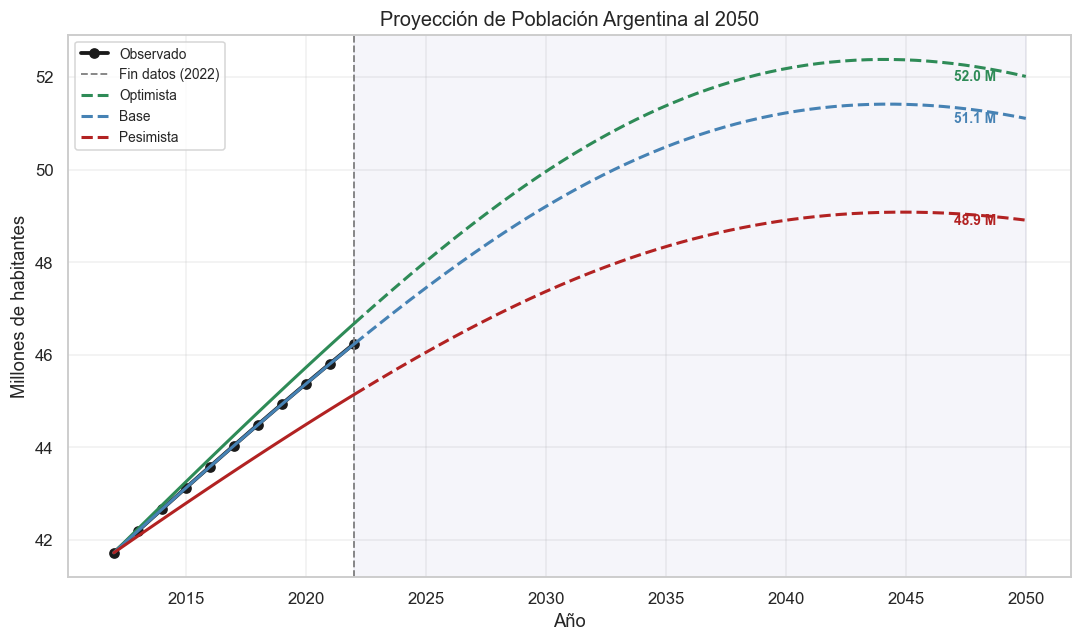
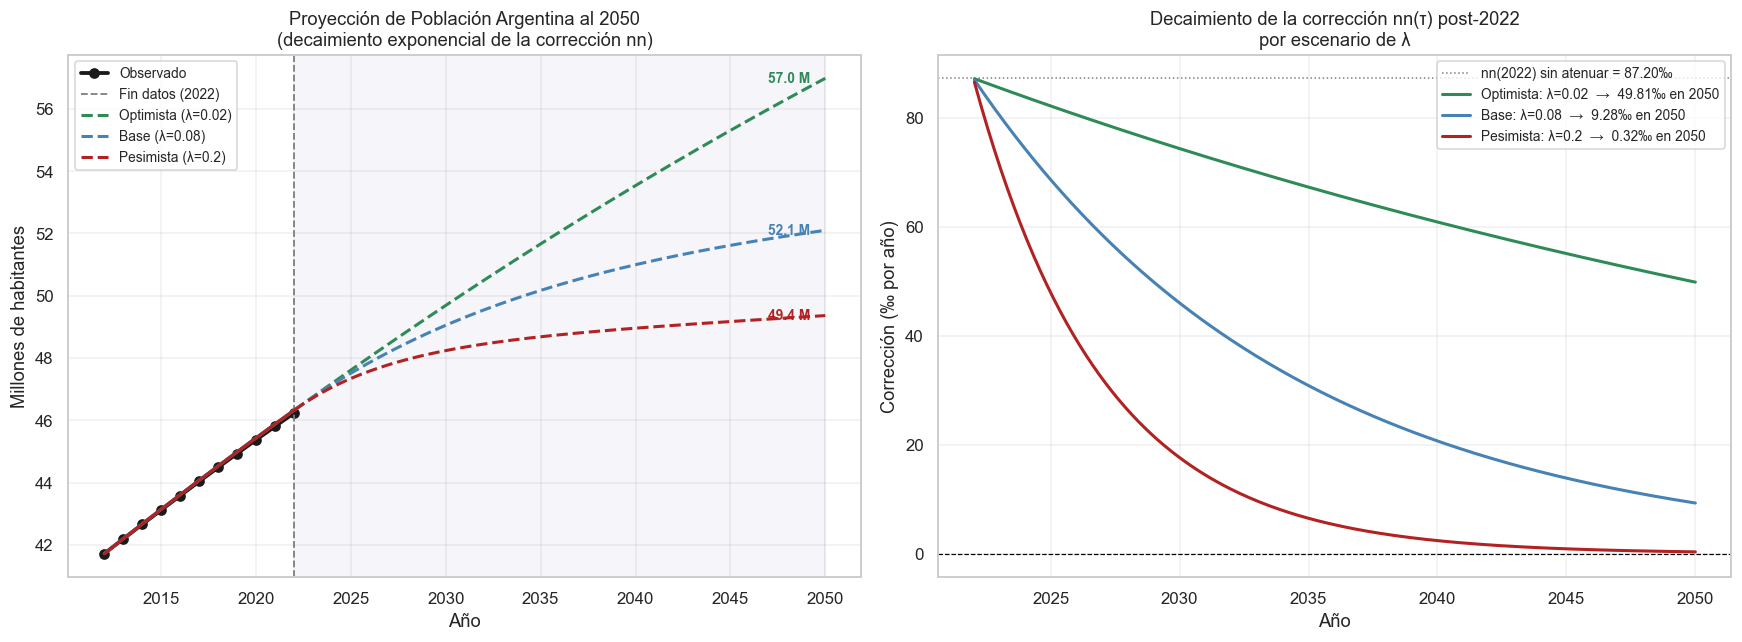
Unified diff of the notebook cell whose output changed from the first chart to the second:
--- before
+++ after
@@ -1,25 +1,21 @@
-# Visualización - Solo Proyección de Población
+# Visualización
 
 idx_fin_datos = np.searchsorted(t_futuro, t_max)
+t_extra = t_futuro[idx_fin_datos:]
 
-# Cambiamos a 1 solo gráfico (1 fila, 1 columna)
-fig, ax = plt.subplots(1, 1, figsize=(10, 6))
+fig, axes = plt.subplots(1, 2, figsize=(16, 6))
 
-# Datos observados
+# --- Panel izquierdo: proyección de población ---
+ax = axes[0]
 ax.plot(t_data, df_ude['poblacion'] / 1e6, 'ko-', lw=2.5, ms=6, label='Observado')
-
-# Línea de fin de datos
 ax.axvline(t_max, color='gray', ls='--', lw=1.2, label='Fin datos (2022)')
 ax.axvspan(t_max, 2050, alpha=0.04, color='navy')
 
-# Escenarios
 for nombre, pob in predicciones.items():
-    # Tramo histórico (fit)
     ax.plot(t_futuro[:idx_fin_datos+1], pob[:idx_fin_datos+1] / 1e6,
             color=colores[nombre], lw=2)
-    # Tramo extrapolado
     ax.plot(t_futuro[idx_fin_datos:], pob[idx_fin_datos:] / 1e6,
-            color=colores[nombre], lw=2, ls='--', label=nombre)
-    # Valor final
+            color=colores[nombre], lw=2, ls='--',
+            label=f'{nombre} (λ={escenarios[nombre]})')
     ax.annotate(f'{pob[-1]/1e6:.1f} M',
                 xy=(2050, pob[-1]/1e6),
@@ -27,5 +23,6 @@
                 fontsize=9, color=colores[nombre], va='center', fontweight='bold')
 
-ax.set_title('Proyección de Población Argentina al 2050', fontsize=13)
+ax.set_title('Proyección de Población Argentina al 2050\n'
+             '(decaimiento exponencial de la corrección nn)', fontsize=12)
 ax.set_ylabel('Millones de habitantes')
 ax.set_xlabel('Año')
@@ -33,4 +30,24 @@
 ax.grid(True, alpha=0.3)
 
+# --- Panel derecho: evolución de la corrección nn atenuada por escenario ---
+ax2 = axes[1]
+ax2.axhline(0, color='black', lw=0.8, ls='--')
+ax2.axhline(corr_2022 * 1000, color='gray', lw=1, ls=':',
+            label=f'nn(2022) sin atenuar = {corr_2022*1000:.2f}‰')
+
+for nombre, lam in escenarios.items():
+    años_extra = t_extra - t_max
+    corr_atenuada = corr_2022 * np.exp(-lam * años_extra)
+    ax2.plot(t_extra, corr_atenuada * 1000,
+             color=colores[nombre], lw=2,
+             label=f'{nombre}: λ={lam}  →  {corr_2022*np.exp(-lam*28)*1000:.2f}‰ en 2050')
+
+ax2.set_title('Decaimiento de la corrección nn(τ) post-2022\n'
+              'por escenario de λ', fontsize=12)
+ax2.set_ylabel('Corrección (‰ por año)')
+ax2.set_xlabel('Año')
+ax2.legend(fontsize=9)
+ax2.grid(True, alpha=0.3)
+
 plt.tight_layout()
 plt.show()

Commit: add lambda